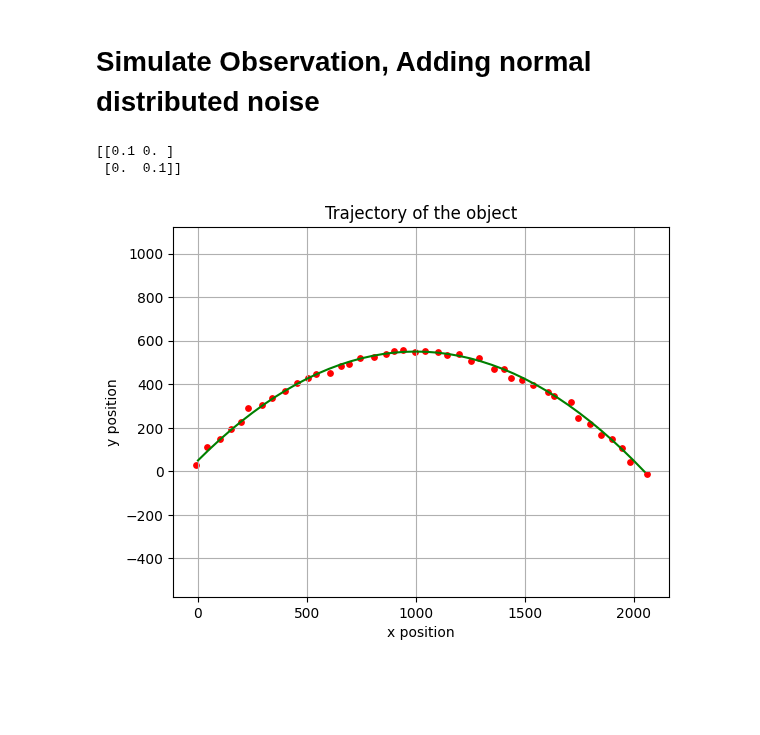
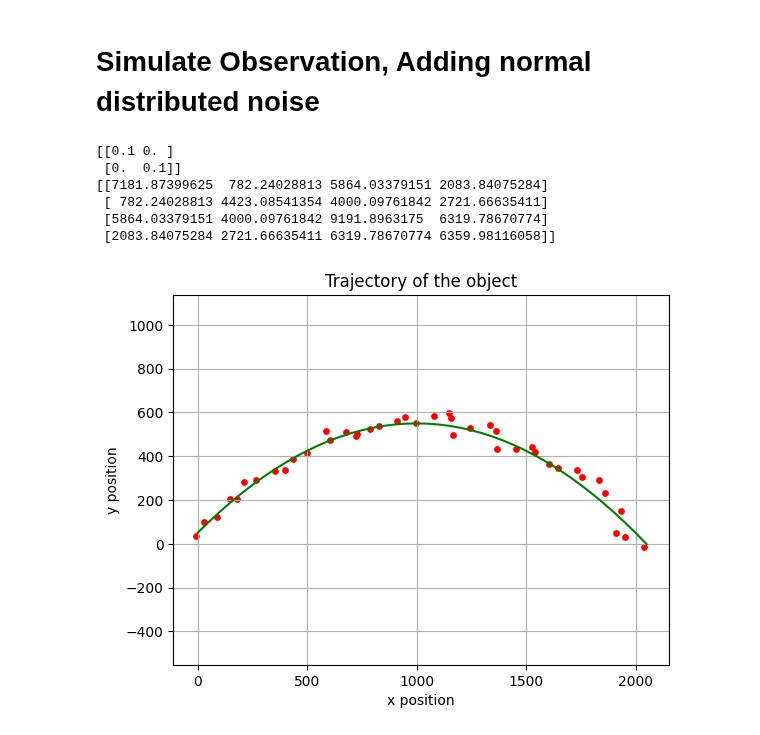
Before and after one commit to Horizon-42/particle_filter, a Jupyter notebook: kalman_filter.ipynb, the cells around one changed output. Cells and saved outputs as stored; diff of their text form; code cells hidden in the pictures; blank space fills up the shorter version.

```diff
--- a/kalman_filter.ipynb
+++ b/kalman_filter.ipynb
@@ -60,8 +60,8 @@ action = np.array([0, -g, 0]).reshape((3,1))
 # %% [markdown]
 # Simulate Observation, Adding normal distributed noise
 # %%
-def random_cov(dim):
-    L = np.tri(np.random(dim, dim))
+def random_cov(dim, scale=100):
+    L = np.tril(np.random.rand(dim, dim))*scale
     cov = L@L.T
     return cov
 
@@ -73,34 +73,41 @@ def build_cov(var:list[float]):
 
 cov = build_cov([0.1,0.1])
 print(cov)
+
+rand_cov = random_cov(4)
+print(rand_cov)
 # %% [output]
 [[0.1 0. ]
  [0.  0.1]]
+[[7181.87399625  782.24028813 5864.03379151 2083.84075284]
+ [ 782.24028813 4423.08541354 4000.09761842 2721.66635411]
+ [5864.03379151 4000.09761842 9191.8963175  6319.78670774]
+ [2083.84075284 2721.66635411 6319.78670774 6359.98116058]]
 # %%
 C = np.array([
     [1, 0, 0, 0],
     [0, 1, 0, 0]]
 )
-R = build_cov([100, 100])
+R = random_cov(2, 20)
 
 
 def simulate_observe(q):
     return C@q + np.random.multivariate_normal([0,0], R).reshape((2,1))
 
 q0 = np.array([0, 50, 100, 100], dtype=float).reshape((4,1))
 q_list = [q0]
 o_list = [simulate_observe(q0)]
 for t in range(1, int(30*1/delta_t), 1):
     q0 = A @ q0 + B @ action
     q_list.append(q0)
     o = simulate_observe(q0)
     # print(o)
     o_list.append(o)
     if q0[1] < 0:
         break
 plot_throwing(np.array(q_list), np.array(o_list))
 # %% [output]
-[figure, old version]
+[figure, new version]
 # %%
 class KalmanFilter:
     def __init__(self):
```
Also changed, not shown: parts of 1 cell of this notebook.
